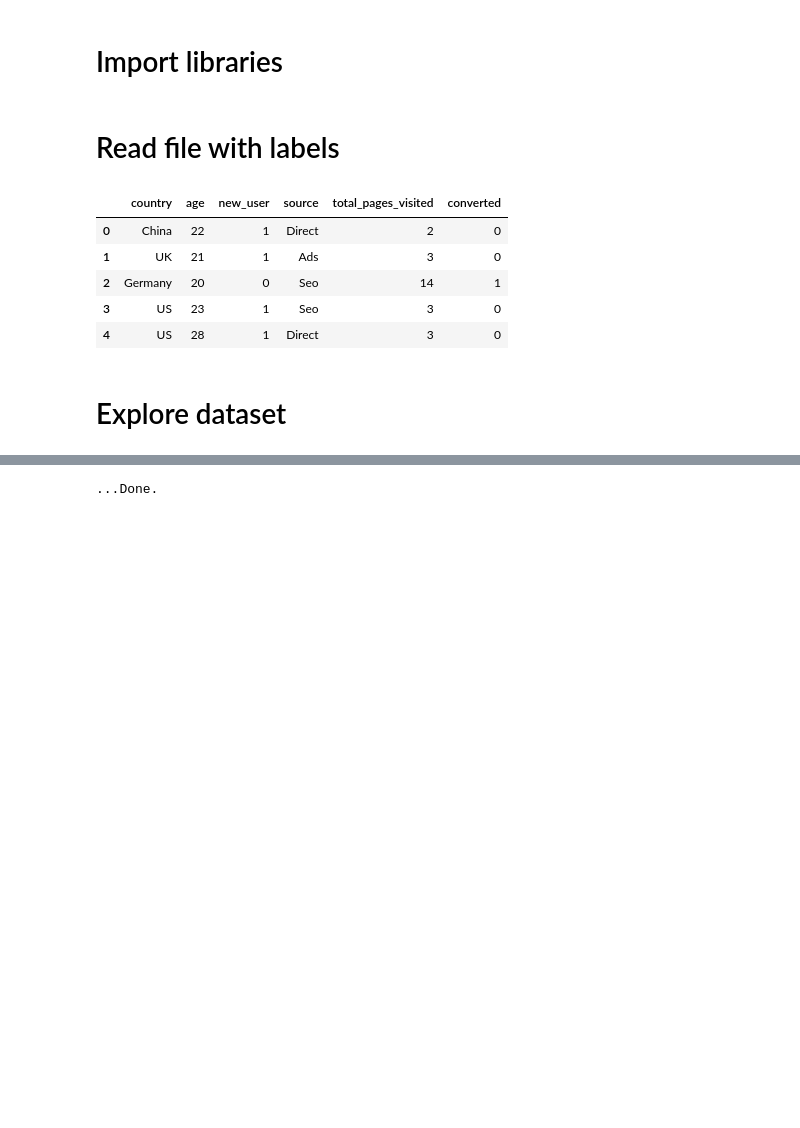
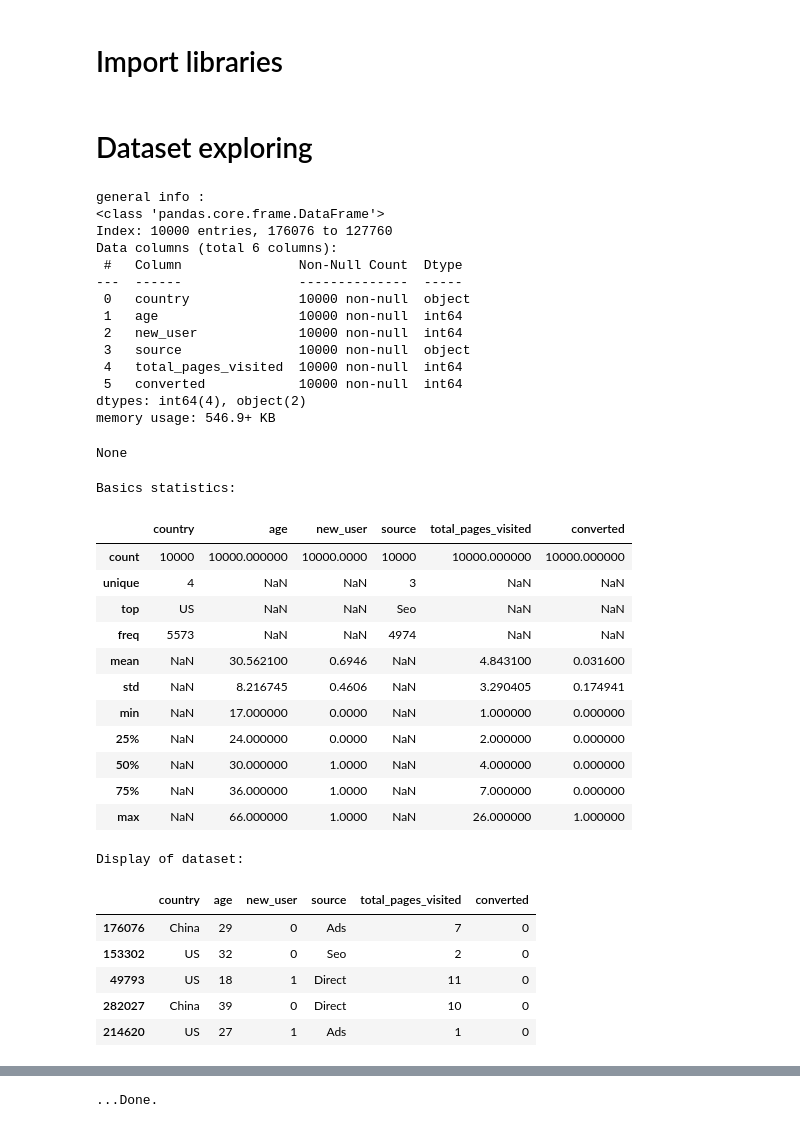
Before and after one commit to Mathias-Samson/Data_Science_Full_Stack_03-24, a Jupyter notebook: 04_SUPERVISED_ML_Walmart_&_Conversion_rate/Conversion_rate/Conversion_rate_challenge_deliverable_01.ipynb, the cells around one changed output, grey strips where cells are left out. Drawn from its saved outputs; the diff is of its cells as text; code cells hidden in the pictures; blank space fills up the shorter version.

```diff
--- a/04_SUPERVISED_ML_Walmart_&_Conversion_rate/Conversion_rate/Conversion_rate_challenge_deliverable_01.ipynb
+++ b/04_SUPERVISED_ML_Walmart_&_Conversion_rate/Conversion_rate/Conversion_rate_challenge_deliverable_01.ipynb
@@ -32,19 +44,55 @@ import plotly.io as pio
 from IPython.display import display
-# %% [markdown]
-# Read file with labels
+# %% [markdown]
+# Dataset exploring
 # %%
-data_init = pd.read_csv(r'G:\Mon Drive\Fichiers\2.Scolarité\1. Jedha_Data_Science\CERTIF_PROJECTS\ML_Engineer_Certification_Projects\04_SUPERVISED_ML\Conversion_rate\src\conversion_data_train.csv')
+data_init = pd.read_csv(r'G:\Mon Drive\Fichiers\2.Scolarité\1. Jedha_Data_Science\CERTIF_PROJECTS\ML_Engineer_Certification_Projects\04_SUPERVISED_ML_Walmart_&_Conversion_rate\Conversion_rate\src\conversion_data_train.csv')
-# %%
-data_init.head()
-# %% [output]
-|  | country | age | new_user | source | total_pages_visited | converted |
-| 0 | China | 22 | 1 | Direct | 2 | 0 |
-| 1 | UK | 21 | 1 | Ads | 3 | 0 |
-| 2 | Germany | 20 | 0 | Seo | 14 | 1 |
-| 3 | US | 23 | 1 | Seo | 3 | 0 |
-| 4 | US | 28 | 1 | Direct | 3 | 0 |
-# %% [markdown]
-# Explore dataset
 # %%
 # The dataset is quite big : we create a sample
-data_sample = data_init.sample(10000)
+data_sample = data_init.sample(10_000)
+
+print("general info : ")
+display(data_sample.info())
+print()
+
+print("Basics statistics: ")
+data_desc = data_sample.describe(include='all')
+display(data_desc)
+print()
+print("Display of dataset: ")
+display(data_sample.head())
+# %% [output]
+general info :
+<class 'pandas.core.frame.DataFrame'>
+Index: 10000 entries, 176076 to 127760
+Data columns (total 6 columns):
+ #   Column               Non-Null Count  Dtype
+---  ------               --------------  -----
+ 0   country              10000 non-null  object
+ 1   age                  10000 non-null  int64
+ 2   new_user             10000 non-null  int64
+ 3   source               10000 non-null  object
+ 4   total_pages_visited  10000 non-null  int64
+ 5   converted            10000 non-null  int64
+dtypes: int64(4), object(2)
+memory usage: 546.9+ KB
+None
+Basics statistics:
+|  | country | age | new_user | source | total_pages_visited | converted |
+| count | 10000 | 10000.000000 | 10000.0000 | 10000 | 10000.000000 | 10000.000000 |
+| unique | 4 | NaN | NaN | 3 | NaN | NaN |
+| top | US | NaN | NaN | Seo | NaN | NaN |
+| freq | 5573 | NaN | NaN | 4974 | NaN | NaN |
+| mean | NaN | 30.562100 | 0.6946 | NaN | 4.843100 | 0.031600 |
+| std | NaN | 8.216745 | 0.4606 | NaN | 3.290405 | 0.174941 |
+| min | NaN | 17.000000 | 0.0000 | NaN | 1.000000 | 0.000000 |
+| 25% | NaN | 24.000000 | 0.0000 | NaN | 2.000000 | 0.000000 |
+| 50% | NaN | 30.000000 | 1.0000 | NaN | 4.000000 | 0.000000 |
+| 75% | NaN | 36.000000 | 1.0000 | NaN | 7.000000 | 0.000000 |
+| max | NaN | 66.000000 | 1.0000 | NaN | 26.000000 | 1.000000 |
+Display of dataset:
+|  | country | age | new_user | source | total_pages_visited | converted |
+| 176076 | China | 29 | 0 | Ads | 7 | 0 |
+| 153302 | US | 32 | 0 | Seo | 2 | 0 |
+| 49793 | US | 18 | 1 | Direct | 11 | 0 |
+| 282027 | China | 39 | 0 | Direct | 10 | 0 |
+| 214620 | US | 27 | 1 | Ads | 1 | 0 |
```
Also changed, not shown: parts of 28 cells of this notebook, 4 other files.
